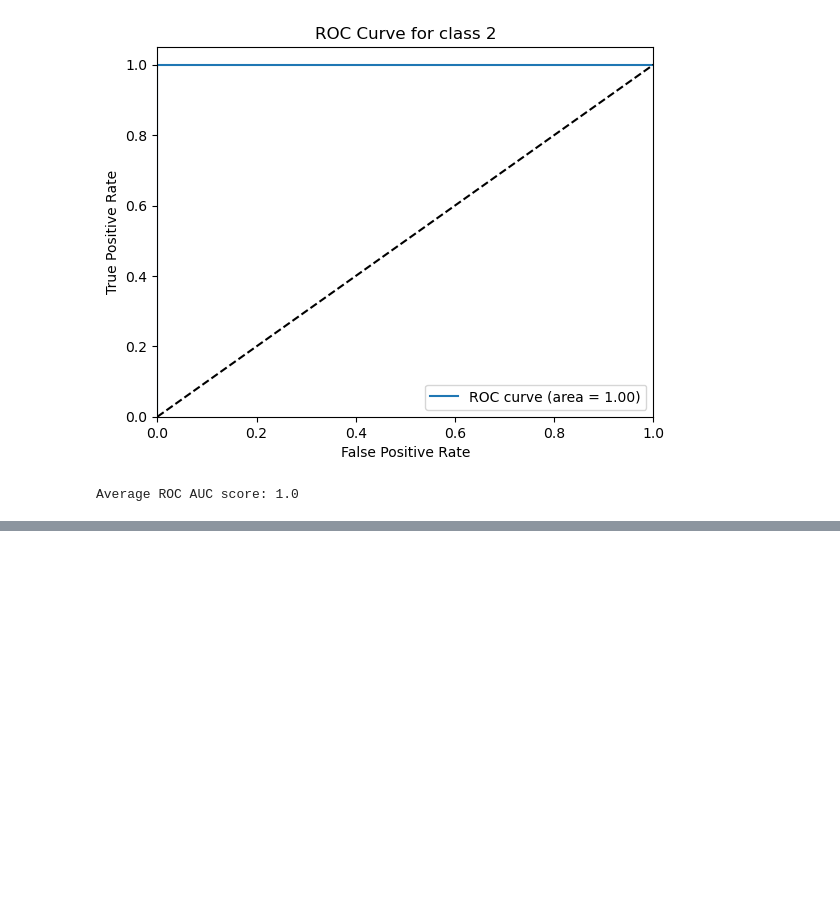
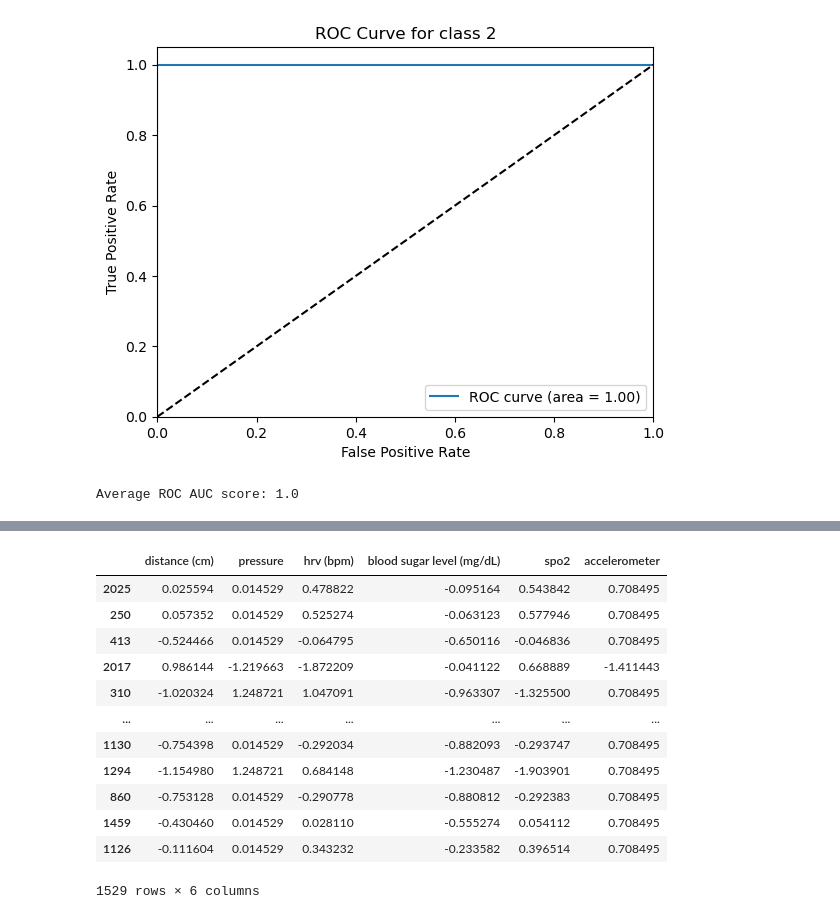
Before and after one commit to kevinbrnett/Fall-Prediction-Model, a Jupyter notebook: Machine Learning.ipynb, the cells around one changed output, grey strips where cells are left out. Cells and saved outputs as stored; diff of their text form; code cells hidden in the pictures; blank space fills up the shorter version.

```diff
--- a/Machine Learning.ipynb
+++ b/Machine Learning.ipynb
@@ -501,0 +651,23 @@ Average ROC AUC score: 1.0
+# %%
+# Transform train and test into dataframes
+X_train_df = pd.DataFrame(rf_pipe[:-1].transform(X_train),
+                          columns=feature_names,
+                         index=X_train.index)
+X_test_df = pd.DataFrame(rf_pipe[:-1].transform(X_test),
+                          columns=feature_names,
+                         index=X_test.index)
+display(X_train_df)
+# %% [output]
+|  | distance (cm) | pressure | hrv (bpm) | blood sugar level (mg/dL) | spo2 | accelerometer |
+| 2025 | 0.025594 | 0.014529 | 0.478822 | -0.095164 | 0.543842 | 0.708495 |
+| 250 | 0.057352 | 0.014529 | 0.525274 | -0.063123 | 0.577946 | 0.708495 |
+| 413 | -0.524466 | 0.014529 | -0.064795 | -0.650116 | -0.046836 | 0.708495 |
+| 2017 | 0.986144 | -1.219663 | -1.872209 | -0.041122 | 0.668889 | -1.411443 |
+| 310 | -1.020324 | 1.248721 | 1.047091 | -0.963307 | -1.325500 | 0.708495 |
+| ... | ... | ... | ... | ... | ... | ... |
+| 1130 | -0.754398 | 0.014529 | -0.292034 | -0.882093 | -0.293747 | 0.708495 |
+| 1294 | -1.154980 | 1.248721 | 0.684148 | -1.230487 | -1.903901 | 0.708495 |
+| 860 | -0.753128 | 0.014529 | -0.290778 | -0.880812 | -0.292383 | 0.708495 |
+| 1459 | -0.430460 | 0.014529 | 0.028110 | -0.555274 | 0.054112 | 0.708495 |
+| 1126 | -0.111604 | 0.014529 | 0.343232 | -0.233582 | 0.396514 | 0.708495 |
+1529 rows × 6 columns
```
Also changed, not shown: parts of 18 cells of this notebook, 2 other files.
